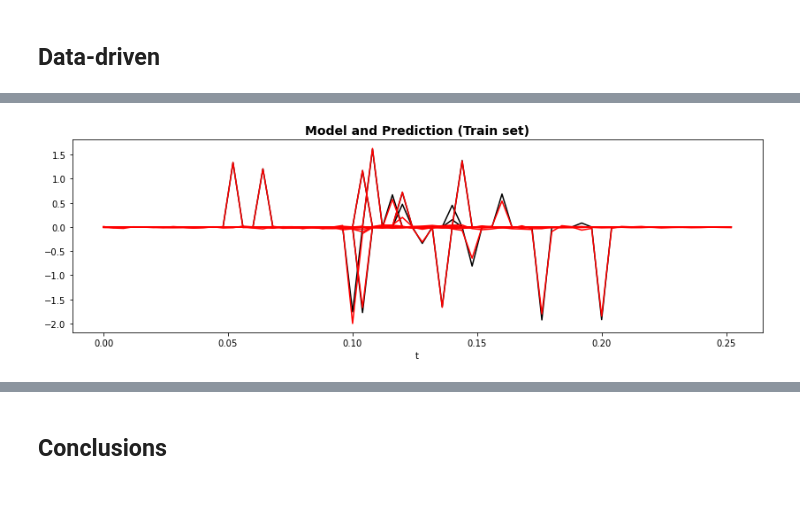
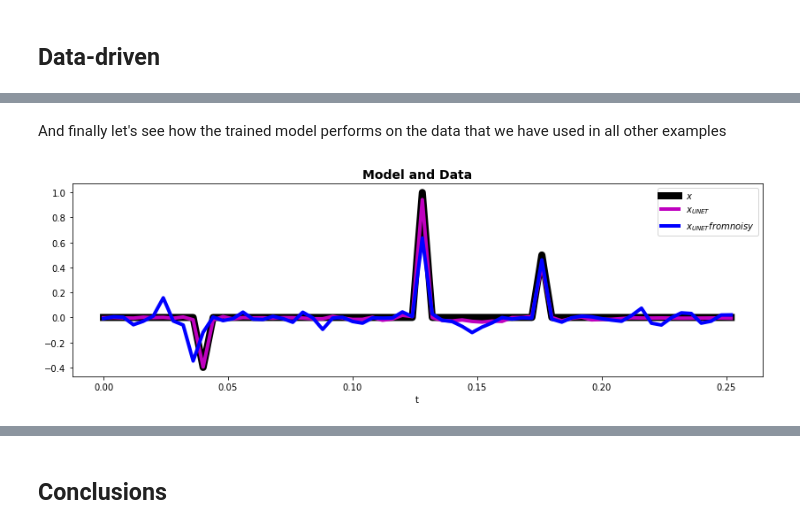
Before and after one commit to PyLops/pylops_transform2022, a Jupyter notebook: Decon.ipynb, the cells around one changed output, grey strips where cells are left out. Saved outputs shown, nothing was run; the diff lists cells and outputs as text; code cells hidden in the pictures; blank space fills up the shorter version.

```diff
--- a/Decon.ipynb
+++ b/Decon.ipynb
@@ -881,10 +656,15 @@ ax.legend();
+# %% [markdown]
+And finally let's see how the trained model performs on the data that we have used in all other examples
 # %%
-y_train_pred = predict(network, X_train[:10].unsqueeze(1), device='cpu').squeeze()
+x_pred = predict(network, torch.from_numpy(y).unsqueeze(0).unsqueeze(0).float(), device='cpu').squeeze()
+xn_pred = predict(network, torch.from_numpy(yn).unsqueeze(0).unsqueeze(0).float(), device='cpu').squeeze()
 
 fig, ax = plt.subplots(1, 1, figsize=(14, 4))
-ax.plot(t, y_train[:10].T, "k")
-ax.plot(t, y_train_pred[:10].T, "r")
+ax.plot(t, x, "k", lw=8, label=r"$x$")
+ax.plot(t, x_pred, "m", lw=4, label=r"$x_{UNET}$")
+ax.plot(t, xn_pred, "b", lw=4, label=r"$x_{UNET} from noisy$")
 ax.set_xlabel("t")
-ax.set_title("Model and Prediction (Train set)", fontsize=14, fontweight="bold");
+ax.set_title("Model and Data", fontsize=14, fontweight="bold")
+ax.legend();
 # %% [output]
-[figure, old version]
+[figure, new version]
```
Also changed, not shown: parts of 45 cells of this notebook, 2 other files.
